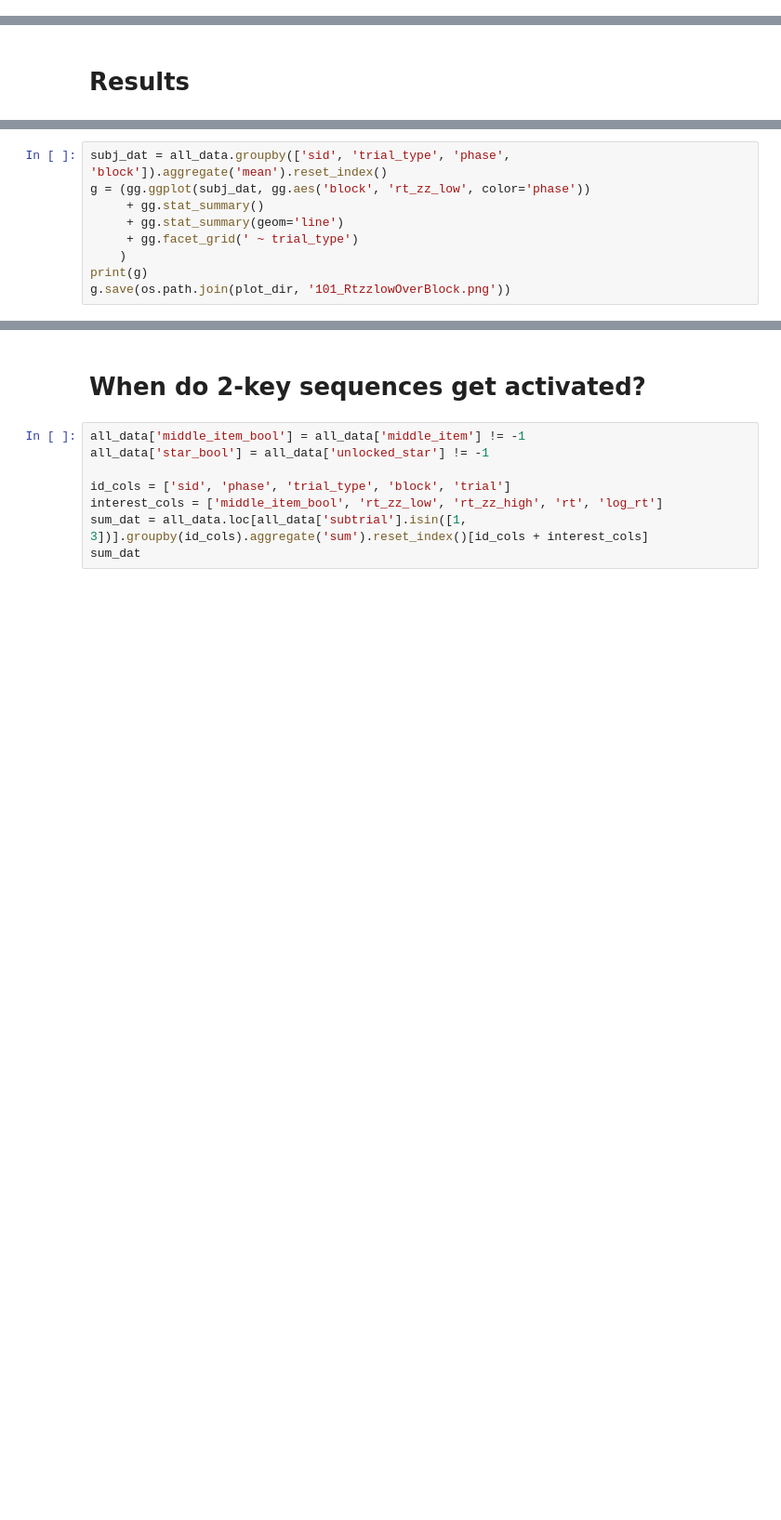
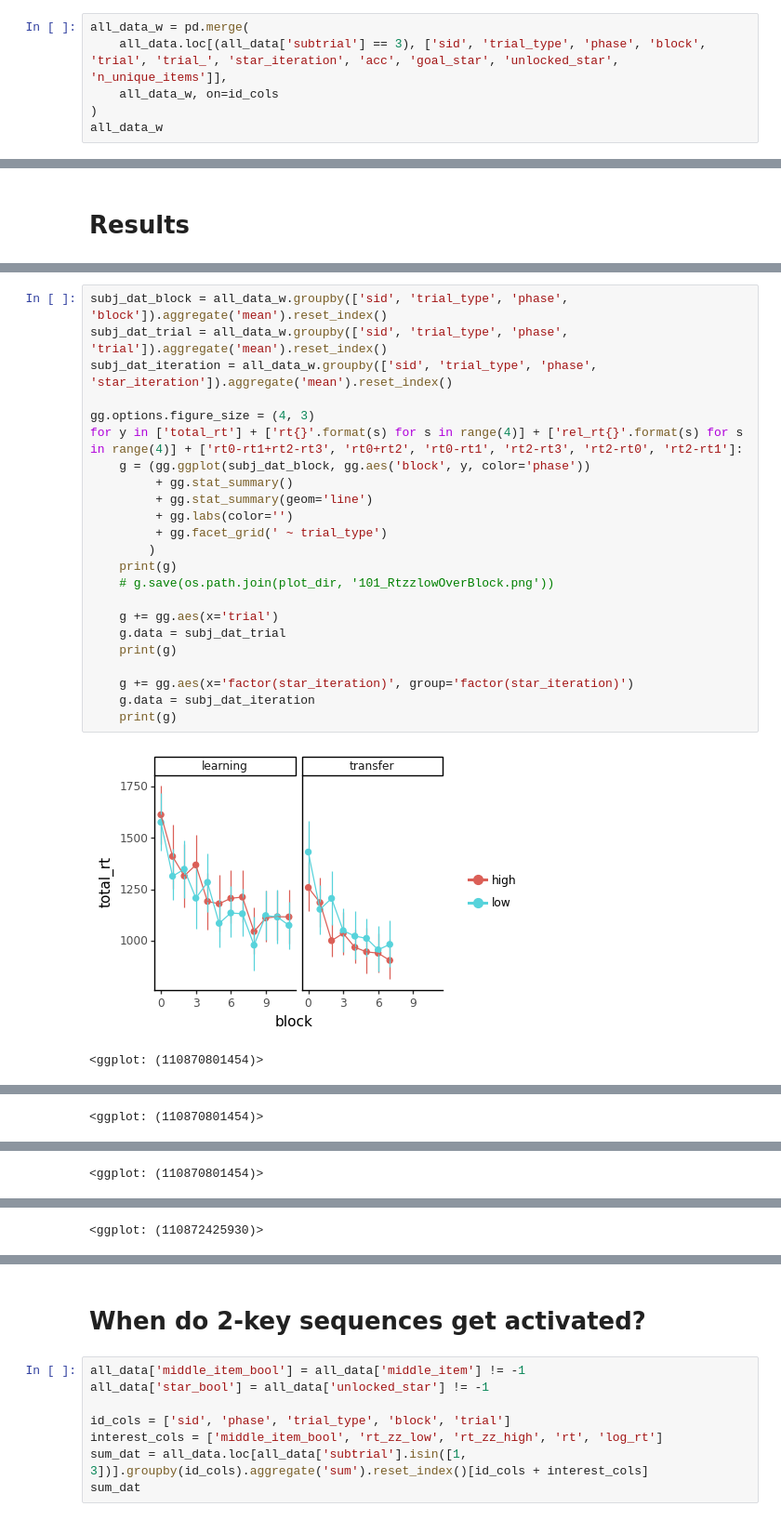
Before and after one commit to MariaEckstein/CHaRLy, a Jupyter notebook: CHaRLy_AmyData2-1.01RtPatterns.ipynb, the cells around one changed output, grey strips where cells are left out. Shown at 93% size. Drawn from its saved outputs; the diff is of its cells as text; blank space fills up the shorter version.

```diff
--- a/CHaRLy_AmyData2-1.01RtPatterns.ipynb
+++ b/CHaRLy_AmyData2-1.01RtPatterns.ipynb
@@ -27,0 +88,6 @@ all_data
+# %%
+all_data_w = pd.merge(
+    all_data.loc[(all_data['subtrial'] == 3), ['sid', 'trial_type', 'phase', 'block', 'trial', 'trial_', 'star_iteration', 'acc', 'goal_star', 'unlocked_star', 'n_unique_items']],
+    all_data_w, on=id_cols
+)
+all_data_w
@@ -54,9 +182,0 @@ g
-# %%
-subj_dat = all_data.groupby(['sid', 'trial_type', 'phase', 'block']).aggregate('mean').reset_index()
-g = (gg.ggplot(subj_dat, gg.aes('block', 'rt_zz_low', color='phase'))
-     + gg.stat_summary()
-     + gg.stat_summary(geom='line')
-     + gg.facet_grid(' ~ trial_type')
-    )
-print(g)
-g.save(os.path.join(plot_dir, '101_RtzzlowOverBlock.png'))
@@ -66,0 +185,26 @@ g.save(os.path.join(plot_dir, '101_RtzzhighOverBlock.png'))
+# %%
+subj_dat_block = all_data_w.groupby(['sid', 'trial_type', 'phase', 'block']).aggregate('mean').reset_index()
+subj_dat_trial = all_data_w.groupby(['sid', 'trial_type', 'phase', 'trial']).aggregate('mean').reset_index()
+subj_dat_iteration = all_data_w.groupby(['sid', 'trial_type', 'phase', 'star_iteration']).aggregate('mean').reset_index()
+
+gg.options.figure_size = (4, 3)
+for y in ['total_rt'] + ['rt{}'.format(s) for s in range(4)] + ['rel_rt{}'.format(s) for s in range(4)] + ['rt0-rt1+rt2-rt3', 'rt0+rt2', 'rt0-rt1', 'rt2-rt3', 'rt2-rt0', 'rt2-rt1']:
+    g = (gg.ggplot(subj_dat_block, gg.aes('block', y, color='phase'))
+         + gg.stat_summary()
+         + gg.stat_summary(geom='line')
+         + gg.labs(color='')
+         + gg.facet_grid(' ~ trial_type')
+        )
+    print(g)
+    # g.save(os.path.join(plot_dir, '101_RtzzlowOverBlock.png'))
+
+    g += gg.aes(x='trial')
+    g.data = subj_dat_trial
+    print(g)
+
+    g += gg.aes(x='factor(star_iteration)', group='factor(star_iteration)')
+    g.data = subj_dat_iteration
+    print(g)
+# %% [output]
+[figure, added]
+<ggplot: (110870801454)>
@@ -66,0 +212 @@ g.save(os.path.join(plot_dir, '101_RtzzhighOverBlock.png'))
+<ggplot: (110870801454)>
@@ -66,0 +214 @@ g.save(os.path.join(plot_dir, '101_RtzzhighOverBlock.png'))
+<ggplot: (110870801454)>
@@ -66,0 +216 @@ g.save(os.path.join(plot_dir, '101_RtzzhighOverBlock.png'))
+<ggplot: (110872425930)>
```
Also changed, not shown: parts of 59 cells of this notebook, 10 other files.
